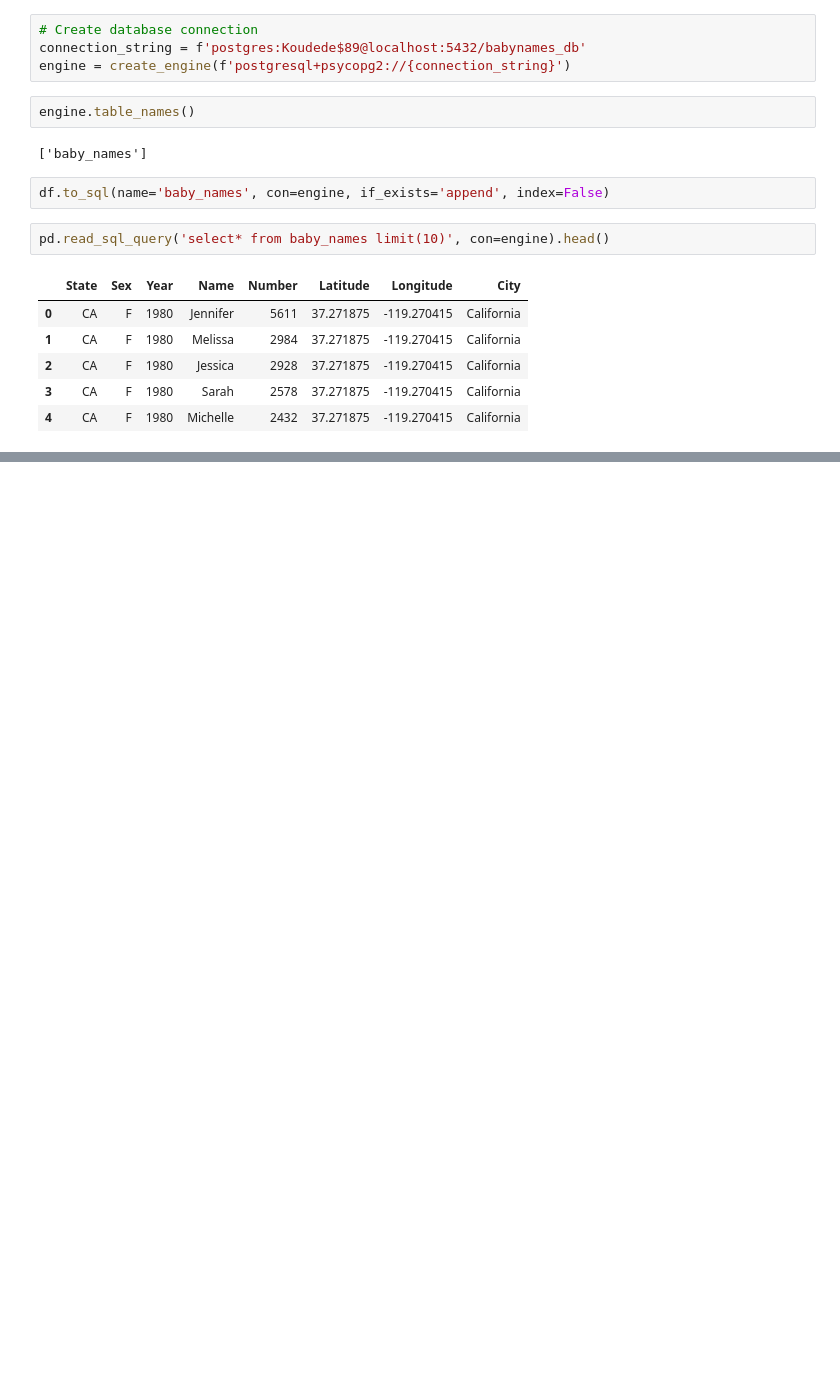
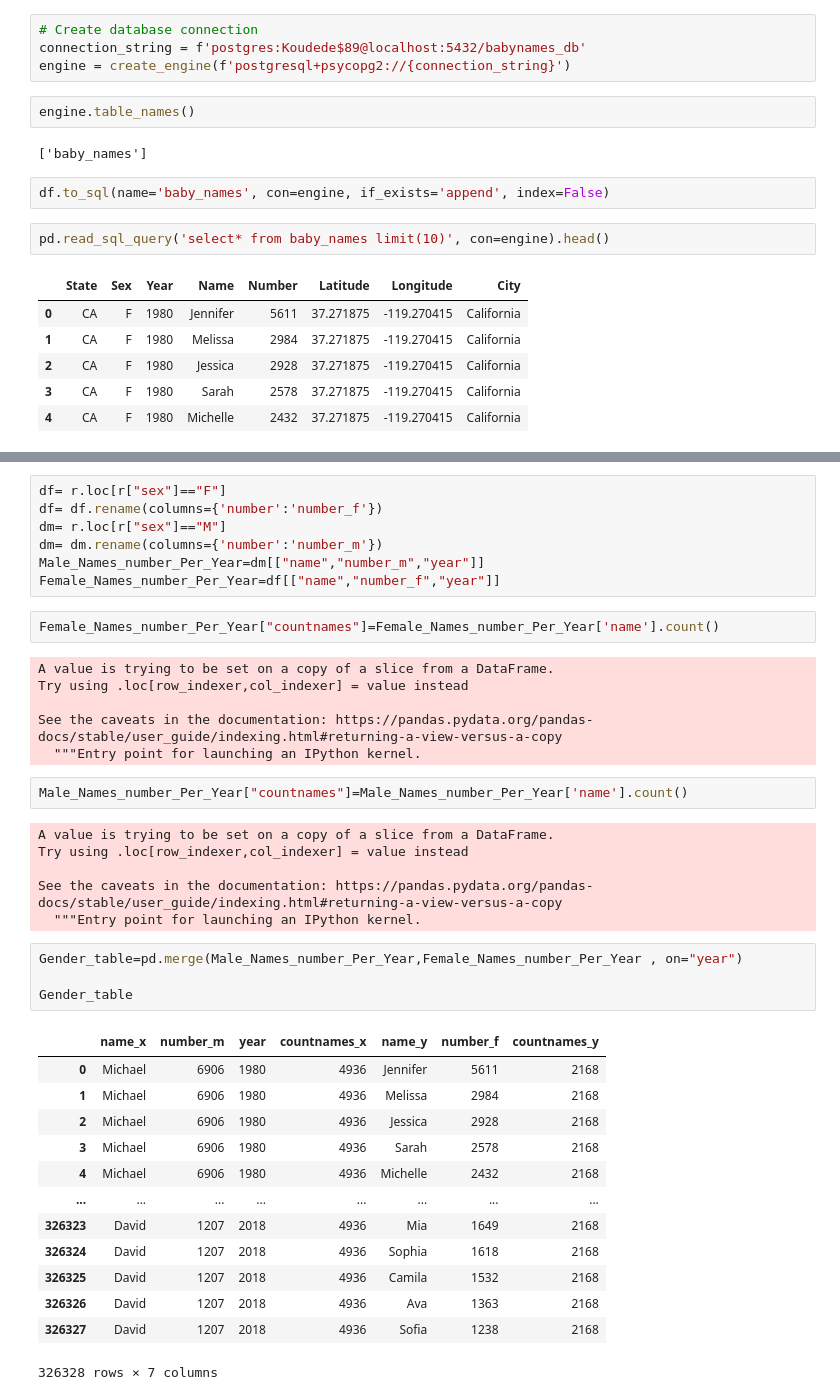
Before and after one commit to danykoud/babes_names, a Jupyter notebook: names_data.ipynb, the cells around one changed output, grey strips where cells are left out. Saved outputs shown, nothing was run; the diff lists cells and outputs as text; blank space fills up the shorter version.

```diff
--- a/names_data.ipynb
+++ b/names_data.ipynb
@@ -161,0 +206,41 @@ pd.read_sql_query('select* from baby_names limit(10)', con=engine).head()
+# %%
+df= r.loc[r["sex"]=="F"]
+df= df.rename(columns={'number':'number_f'})
+dm= r.loc[r["sex"]=="M"]
+dm= dm.rename(columns={'number':'number_m'})
+Male_Names_number_Per_Year=dm[["name","number_m","year"]]
+Female_Names_number_Per_Year=df[["name","number_f","year"]]
+# %%
+Female_Names_number_Per_Year["countnames"]=Female_Names_number_Per_Year['name'].count()
+# %% [output]
+A value is trying to be set on a copy of a slice from a DataFrame.
+Try using .loc[row_indexer,col_indexer] = value instead
+
+See the caveats in the documentation: https://pandas.pydata.org/pandas-docs/stable/user_guide/indexing.html#returning-a-view-versus-a-copy
+  """Entry point for launching an IPython kernel.
+# %%
+Male_Names_number_Per_Year["countnames"]=Male_Names_number_Per_Year['name'].count()
+# %% [output]
+A value is trying to be set on a copy of a slice from a DataFrame.
+Try using .loc[row_indexer,col_indexer] = value instead
+
+See the caveats in the documentation: https://pandas.pydata.org/pandas-docs/stable/user_guide/indexing.html#returning-a-view-versus-a-copy
+  """Entry point for launching an IPython kernel.
+# %%
+Gender_table=pd.merge(Male_Names_number_Per_Year,Female_Names_number_Per_Year , on="year")
+
+Gender_table
+# %% [output]
+|  | name_x | number_m | year | countnames_x | name_y | number_f | countnames_y |
+| 0 | Michael | 6906 | 1980 | 4936 | Jennifer | 5611 | 2168 |
+| 1 | Michael | 6906 | 1980 | 4936 | Melissa | 2984 | 2168 |
+| 2 | Michael | 6906 | 1980 | 4936 | Jessica | 2928 | 2168 |
+| 3 | Michael | 6906 | 1980 | 4936 | Sarah | 2578 | 2168 |
+| 4 | Michael | 6906 | 1980 | 4936 | Michelle | 2432 | 2168 |
+| ... | ... | ... | ... | ... | ... | ... | ... |
+| 326323 | David | 1207 | 2018 | 4936 | Mia | 1649 | 2168 |
+| 326324 | David | 1207 | 2018 | 4936 | Sophia | 1618 | 2168 |
+| 326325 | David | 1207 | 2018 | 4936 | Camila | 1532 | 2168 |
+| 326326 | David | 1207 | 2018 | 4936 | Ava | 1363 | 2168 |
+| 326327 | David | 1207 | 2018 | 4936 | Sofia | 1238 | 2168 |
+326328 rows × 7 columns
```
Also changed, not shown: parts of 7 cells of this notebook, 8 other files.
